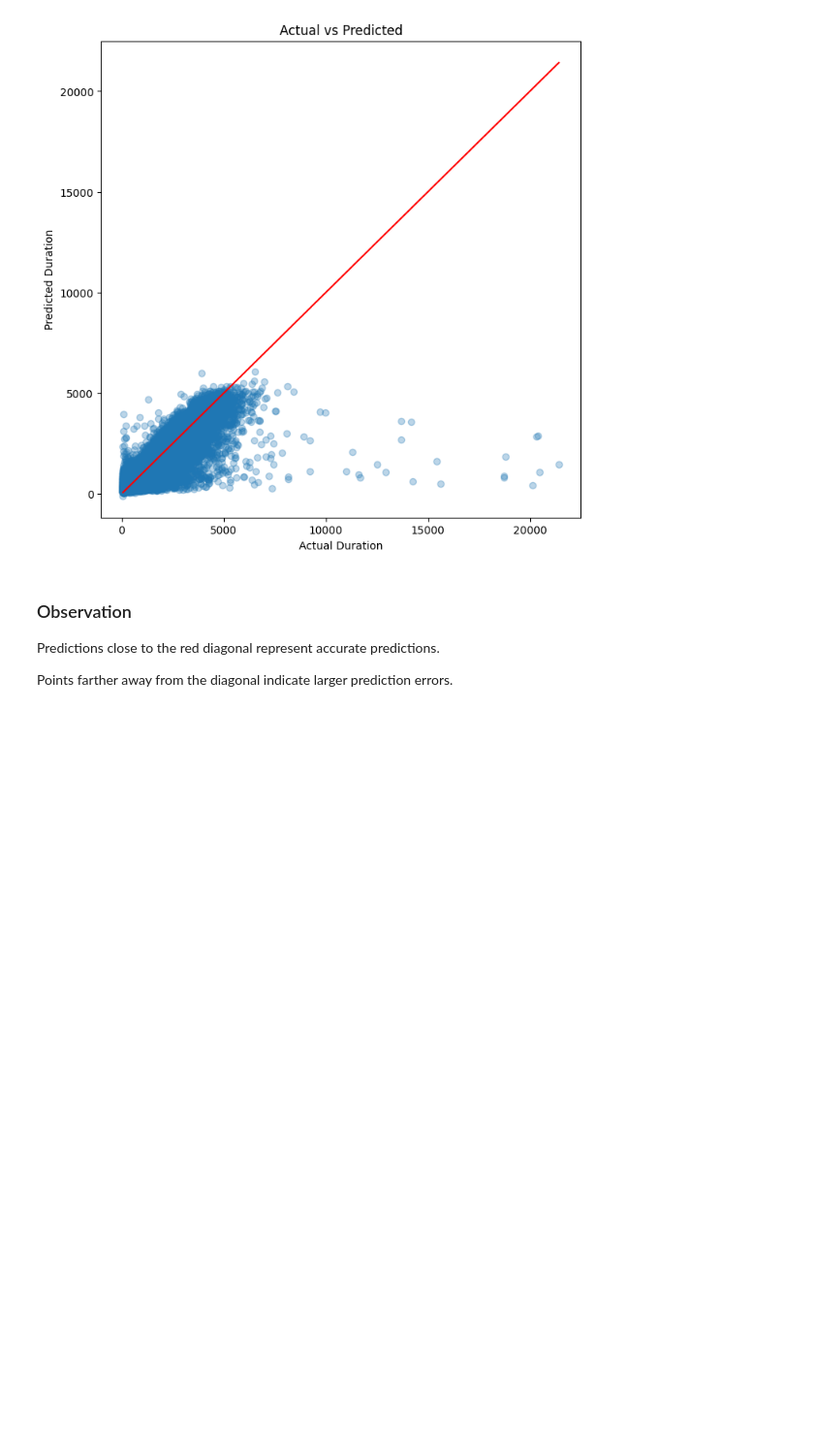
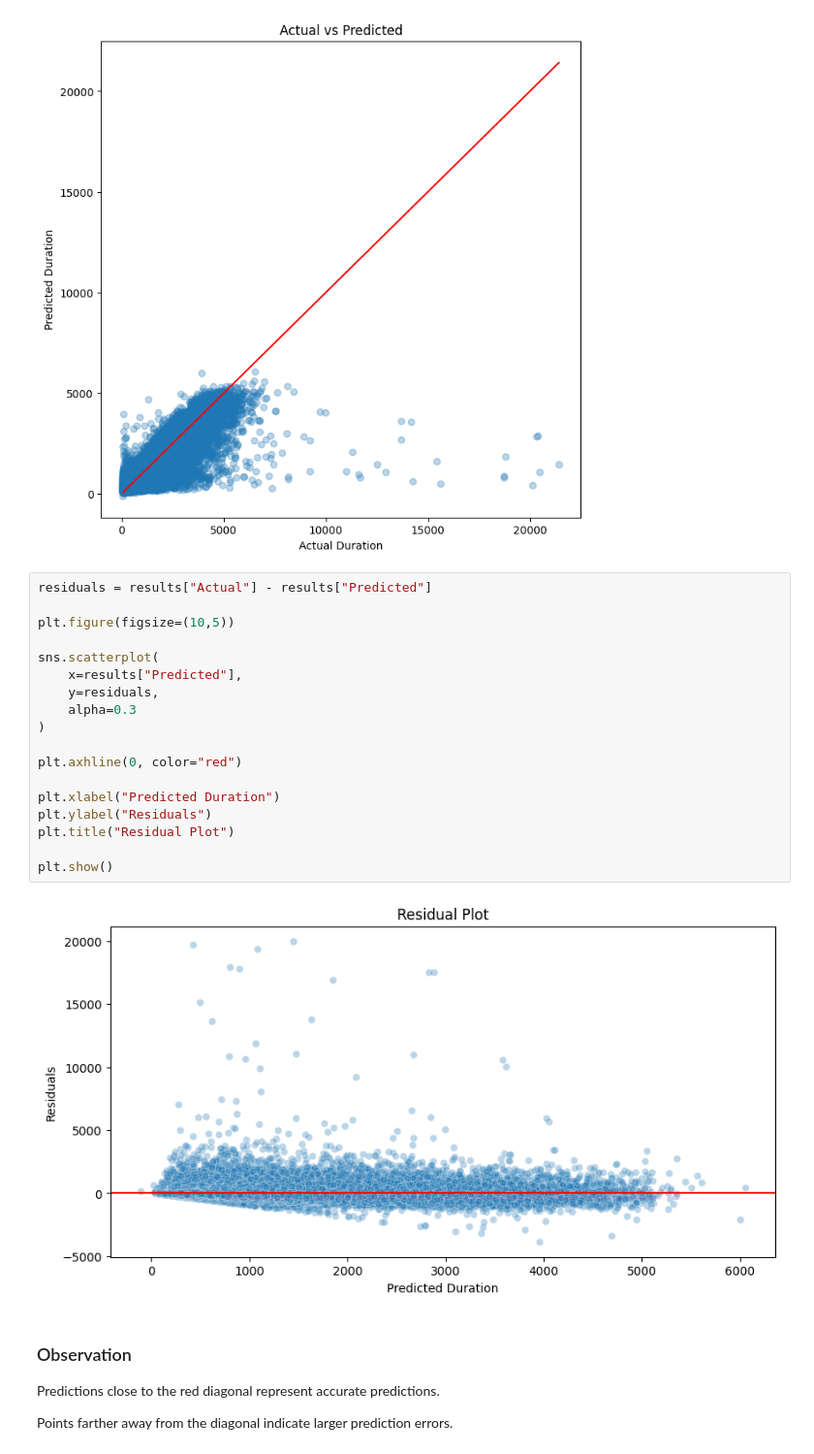
Before and after one commit to manasi-navale2107/RideSense-AI, a Jupyter notebook: notebooks/08_Error_Analysis.ipynb, the cells around one changed output. Shown at 97% size. Cells and saved outputs as stored; diff of their text form; blank space fills up the shorter version.

```diff
--- a/notebooks/08_Error_Analysis.ipynb
+++ b/notebooks/08_Error_Analysis.ipynb
@@ -111,6 +111,26 @@ plt.title("Actual vs Predicted")
 plt.show()
 # %% [output]
 [figure]
+# %%
+residuals = results["Actual"] - results["Predicted"]
+
+plt.figure(figsize=(10,5))
+
+sns.scatterplot(
+    x=results["Predicted"],
+    y=residuals,
+    alpha=0.3
+)
+
+plt.axhline(0, color="red")
+
+plt.xlabel("Predicted Duration")
+plt.ylabel("Residuals")
+plt.title("Residual Plot")
+
+plt.show()
+# %% [output]
+[figure, added]
 # %% [markdown]
 ### Observation
 
```
Also changed, not shown: 1 other file.
